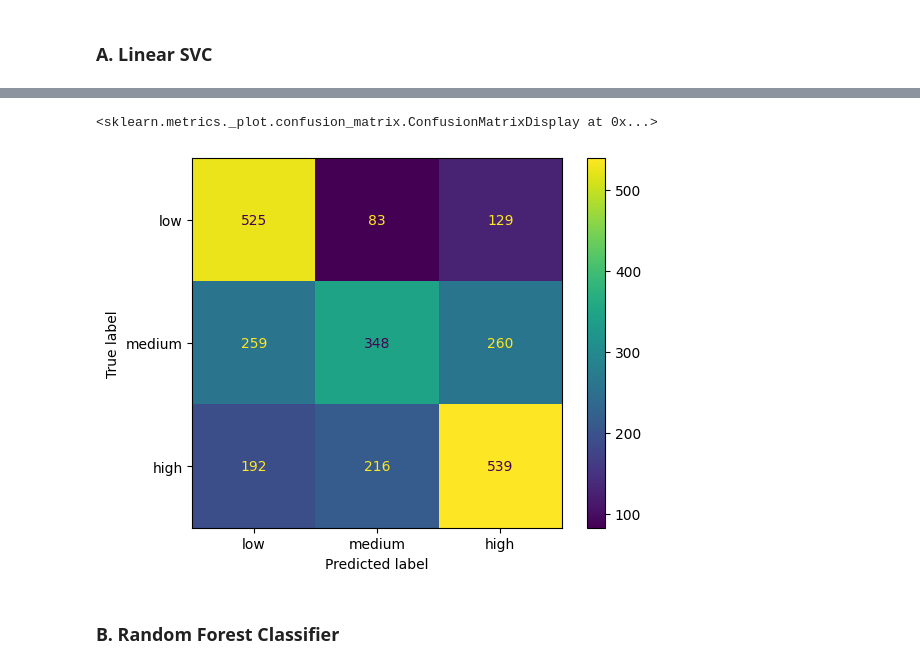
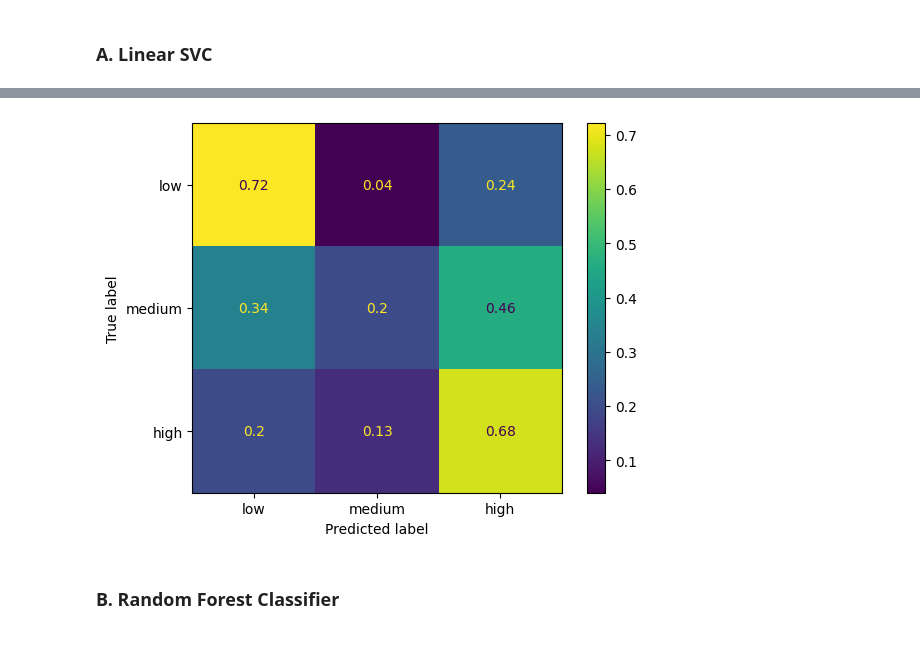
Before and after one commit to Alex0021/user-adaptive-swarm-interfaces, a Jupyter notebook: research/cognitive_load_models/notebooks/04_models.ipynb, the cells around one changed output, grey strips where cells are left out. Saved outputs shown, nothing was run; the diff lists cells and outputs as text; code cells hidden in the pictures.

```diff
--- a/research/cognitive_load_models/notebooks/04_models.ipynb
+++ b/research/cognitive_load_models/notebooks/04_models.ipynb
@@ -66,8 +68,8 @@ reload(cwfeat)
 all_eye_data_grouped = all_eye_data.groupby(['subject_id', 'task_id'])
 # Extract all window features
 Fs = 60
-WINDOW_N = 600 # 5 seconds at 60Hz
-WINDOW_STEP = 120
+WINDOW_N = 600 # 10 seconds at 60Hz
+WINDOW_STEP = 60
 SKIP_EDGE_SAMPLES = Fs # first & last second are discarded
 
 skipped_windows = None
@@ -109,7 +111,7 @@ for (subject_id, task_id), group_df in tqdm.tqdm(all_eye_data_grouped, desc="Ext
         features['bad_samples_ratio'] = window_preprocess_df['low_confidence_percentage'].mean()
         features['subject_id'] = subject_id
         features['task_id'] = task_id
-        features['cl_class'] = window_df['cl_class'].iloc[0] # Class is the same for a given task
+        features['mean_score'] = window_preprocess_df['mean_score'].iloc[0]
         feature_rows.append(features)
 
     features_df = pd.concat([features_df, pd.DataFrame(feature_rows)], ignore_index=True)
@@ -135,9 +139,12 @@ Number of windows with NaN values: 3
 # %%
 from sklearn import preprocessing
-# z-normalize features
 features_df_transformed = features_df.copy()
 features_df_transformed.dropna(inplace=True) # Drop rows with NaNs for now
-feature_cols = [col for col in features_df.columns if col not in ['subject_id', 'task_id', 'cl_class']]
+
+# Apply thresholding to the mean NASA RTX score for classes
+features_df_transformed["cl_class"] = features_df_transformed["mean_score"].apply(lambda x: "high" if x > 49 else ("low" if x < 30 else "medium"))
+features_df_transformed.drop(columns=['mean_score'], inplace=True)
+feature_cols = [col for col in features_df_transformed.columns if col not in ['subject_id', 'task_id', 'cl_class']]
 
 features_df_transformed.describe()
 # %% [output]
@@ -245,3 +279,14 @@ def find_best_model(model, param_grid, X, y, subject_ids, task_ids):
+# %%
+def get_oof_predictions(results, X, y, subject_ids):
+    """Reconstruct out-of-fold predictions from cross_validate results."""
+    outer_cv = GroupKFold(n_splits=5)
+    y_pred = np.empty_like(y)
+
+    for i, (train_idx, test_idx) in enumerate(outer_cv.split(X, y, groups=subject_ids)):
+        estimator = results['estimator'][i].best_estimator_
+        y_pred[test_idx] = estimator.predict(X[test_idx])
+
+    return y_pred
 # %% [markdown]
 ### A. Linear SVC
 # %%
@@ -250,12 +295,18 @@ y = features_df_transformed['labels'].values
 subject_ids = features_df_transformed['subject_id'].values
 task_ids = features_df_transformed['task_id'].values
 
-results = find_best_model(svm.LinearSVC(), {
-    'clf__C': [0.01, 0.1, 1.0, 10.0, 100.0]
+results = find_best_model_groups(svm.LinearSVC(), {
+    'clf__C': [0.001, 0.01, 0.1, 1.0, 10.0, 100.0]
 }, X, y, subject_ids, task_ids)
+# results = find_best_model_independent(svm.LinearSVC(), {
+#     'clf__C': [0.001, 0.01, 0.1, 1.0, 10.0, 100.0]
+# }, X, y)
 print("Best hyperparameters for each fold:")
 for i, estimator in enumerate(results['estimator']):
     best_params = estimator.best_params_
     print(f"Fold {i+1}: {best_params}")
+
+print("Mean training score:", np.mean(results['train_score']))
+print("Mean test score:", np.mean(results['test_score']))
 # %% [output]
 Best hyperparameters for each fold:
@@ -314,14 +320,16 @@ Train Accuracy: 0.55, Cross-validation Score: 0.52 (+/- 0.03)
 # %%
 # Lets show the confusion matrix for the 3 classes (on validation set)
 from sklearn.metrics import confusion_matrix, ConfusionMatrixDisplay
 
-test_y_pred = model.predict(train_x_transformed)
-cm = confusion_matrix(train_y, val_y_pred)
-disp = ConfusionMatrixDisplay(confusion_matrix=cm, display_labels=['low', 'medium', 'high'])
-disp.plot()
+# Find the best estimator (the one with the highest test score)
+y_pred = get_oof_predictions(results, X, y, subject_ids)
+
+_, X_test, _, y_test = train_test_split(X, y, test_size=0.25, random_state=42)
+y_pred = results['estimator'][0].best_estimator_.predict(X_test)
+
+disp = ConfusionMatrixDisplay.from_predictions(y_test, y_pred, display_labels=['low', 'medium', 'high'], normalize='true')
 # %% [output]
-<sklearn.metrics._plot.confusion_matrix.ConfusionMatrixDisplay at 0x...>
-[figure, old version]
+[figure, new version]
 # %% [markdown]
 ### B. Random Forest Classifier
 # %%
```
Also changed, not shown: parts of 38 cells of this notebook, 8 other files.
